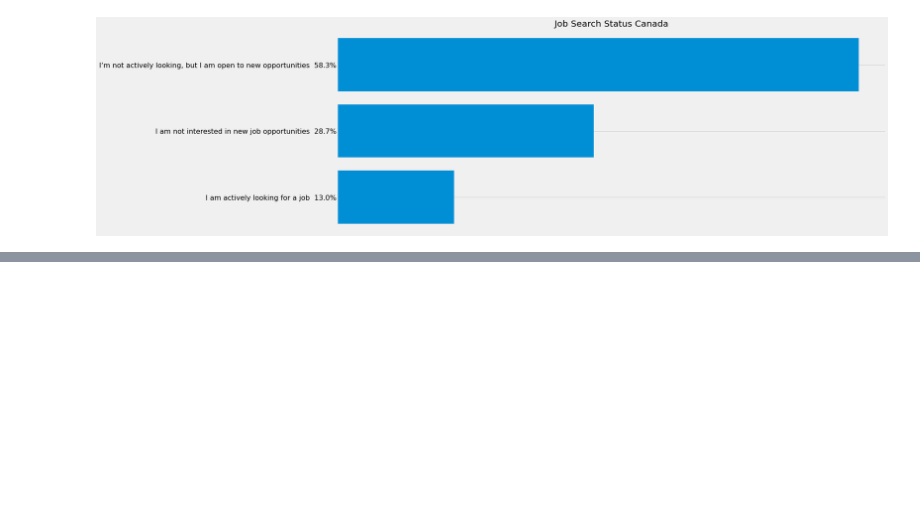
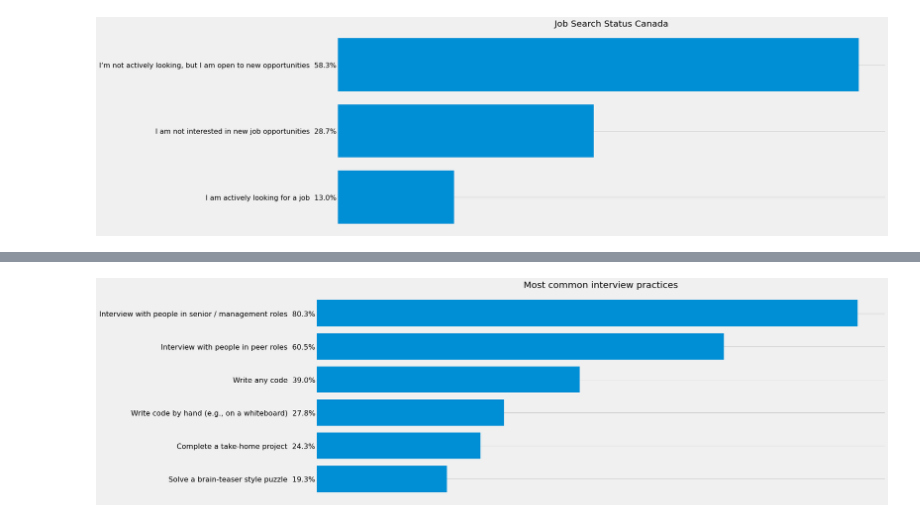
Before and after one commit to qristinius/Stackoverflow-Survey-2019, a Jupyter notebook: dev_survey_results_2019.ipynb, the cells around one changed output, grey strips where cells are left out. Cells and saved outputs as stored; diff of their text form; code cells hidden in the pictures; blank space fills up the shorter version.

```diff
--- a/dev_survey_results_2019.ipynb
+++ b/dev_survey_results_2019.ipynb
@@ -1771,0 +1774,9 @@ See the caveats in the documentation: https://pandas.pydata.org/pandas-docs/stab
+# %%
+interview = data["LastInt"]
+interview.dropna(inplace = True)
+interview = interview.str.split(";")
+
+list_sorter_counter(interview)
+Build_Barh_sizes( key_Phrases , Quantity, interview ,"fivethirtyeight", False , (20,8), "Most common interview practices")
+# %% [output]
+[figure, added]
```
Also changed, not shown: parts of 10 cells of this notebook.
